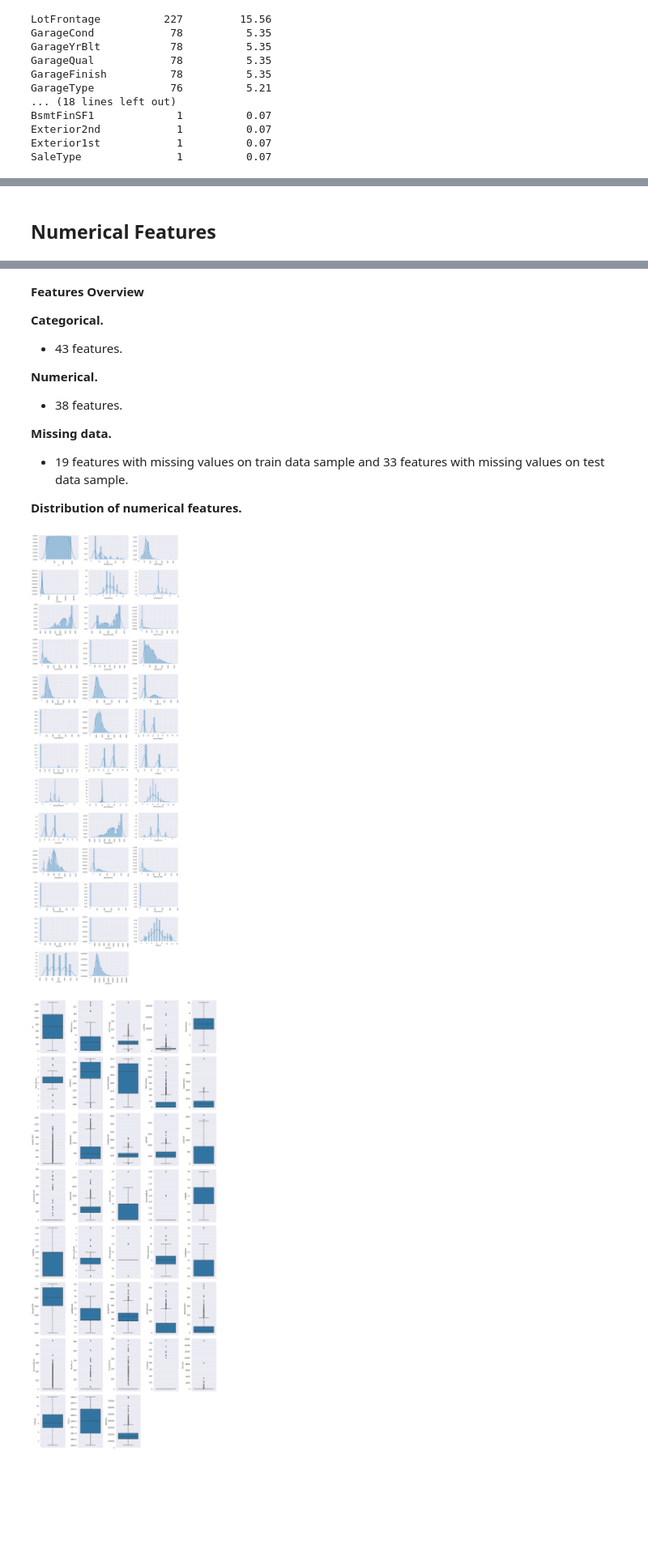
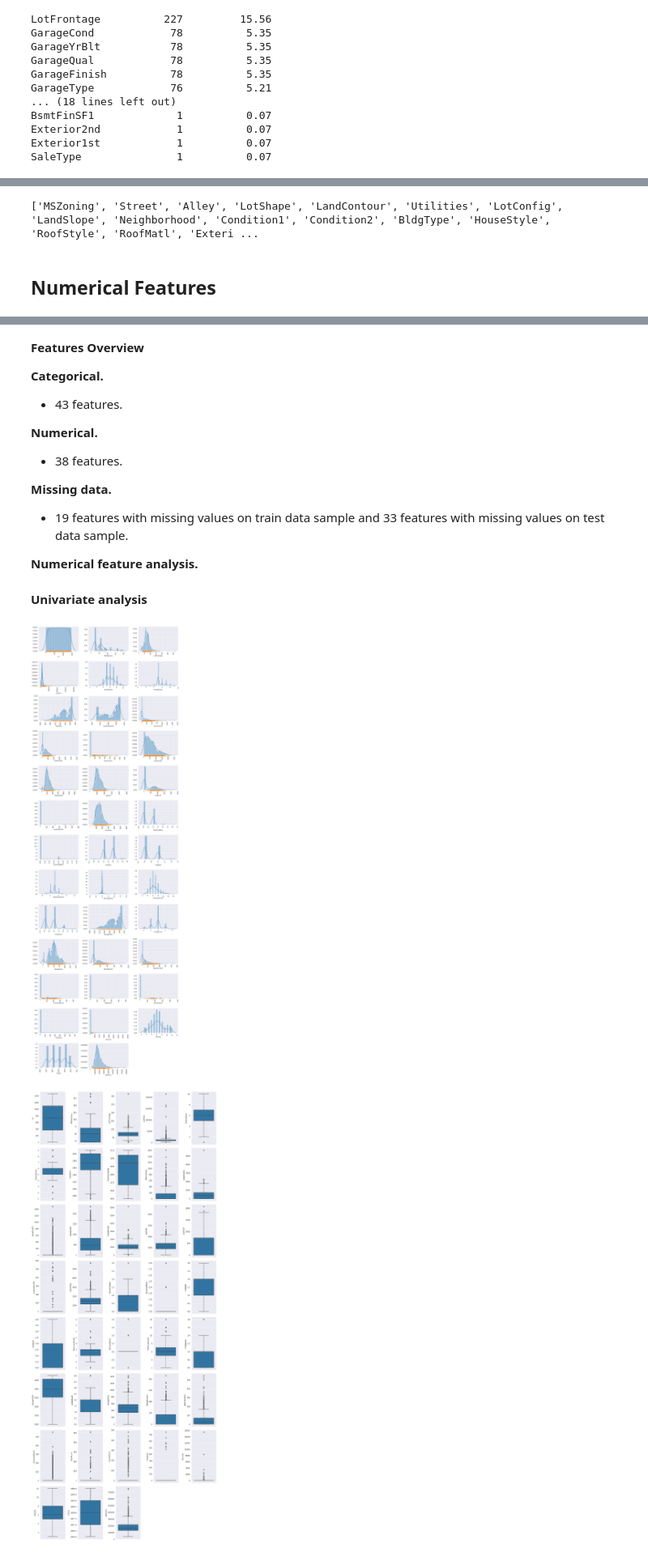
Before and after one commit to lucasnbarros/house-prices-advanced-regression-techniques, a Jupyter notebook: house-prices-advanced-regression-techniques.ipynb, the cells around one changed output, grey strips where cells are left out. Shown at 81% size. Drawn from its saved outputs; the diff is of its cells as text; code cells hidden in the pictures; blank space fills up the shorter version.

Commit message:
Kaggle Notebook | house-prices-advanced-regression-techniques | Version 6

```diff
--- a/house-prices-advanced-regression-techniques.ipynb
+++ b/house-prices-advanced-regression-techniques.ipynb
@@ -183,3 +181,8 @@ SaleType               1          0.07
+# %%
+qualitative = [f for f in df_train.columns if df_train.dtypes[f] == 'object']
+print(qualitative)
+# %% [output]
+['MSZoning', 'Street', 'Alley', 'LotShape', 'LandContour', 'Utilities', 'LotConfig', 'LandSlope', 'Neighborhood', 'Condition1', 'Condition2', 'BldgType', 'HouseStyle', 'RoofStyle', 'RoofMatl', 'Exteri ...
 # %% [markdown]
 ## Numerical Features
 # %%
@@ -206,21 +209,24 @@ df_train.describe()
 **Missing data.**
 * 19 features with missing values on train data sample and 33 features with missing values on test data sample.
 
-**Distribution of numerical features.**
+**Numerical feature analysis.**
+# %% [markdown]
+**Univariate analysis**
 # %%
 columns = quantitative
 
 plt.figure(figsize=(15, 45))
 
 for i, feature in enumerate(columns):
     plt.subplot(13, 3, i+1)
-    sns.distplot(df_train[feature].dropna())
+    sns.distplot(df_train[feature].dropna(),rug=True,
+                 rug_kws={"color":"tab:orange",'height':-0.04,'clip_on':False})
     plt.xticks(rotation = 90)
 
 plt.tight_layout()
 plt.show()
 # %% [output]
-[figure, old version]
+[figure, new version]
 # %%
 columns = quantitative
 
```
Also changed, not shown: parts of 5 cells of this notebook.
